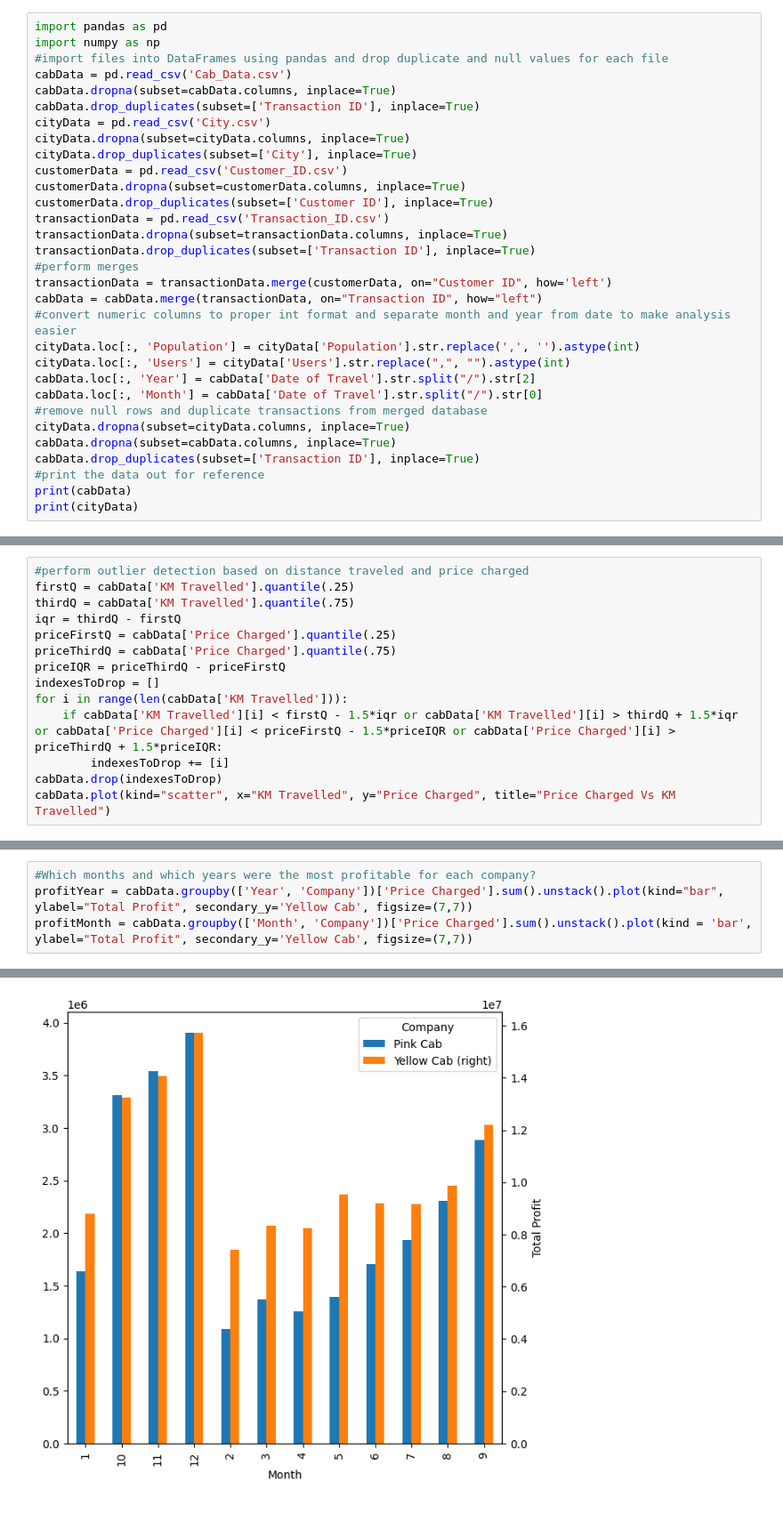
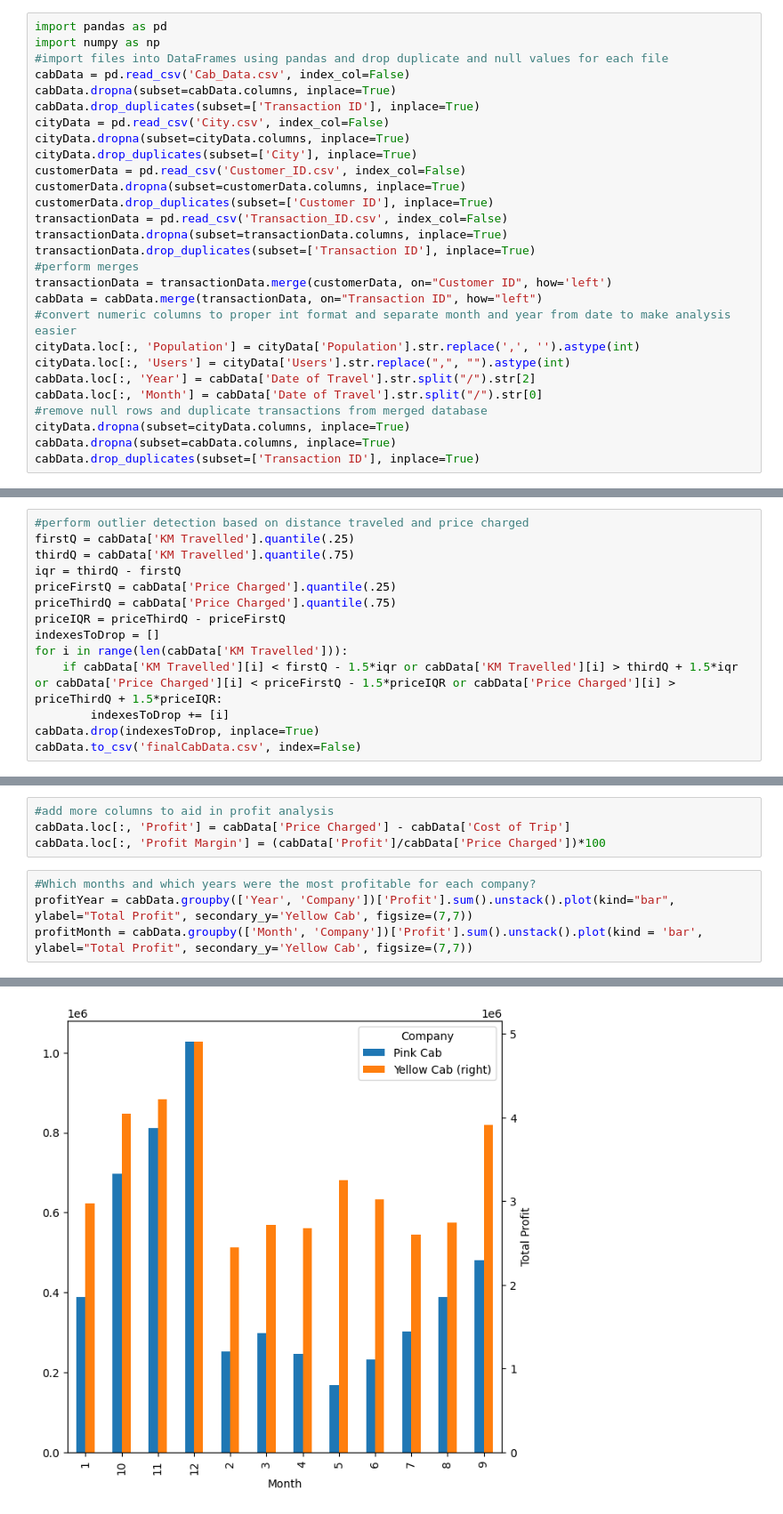
Before and after one commit to AryaSriva/DataSets, a Jupyter notebook: EDA.ipynb, the cells around one changed output, grey strips where cells are left out. Shown: that part at 89% size. Saved outputs shown, nothing was run; the diff lists cells and outputs as text.

Commit message:
added final merged data csv file

```diff
--- a/EDA.ipynb
+++ b/EDA.ipynb
@@ -2,16 +2,16 @@
 import pandas as pd
 import numpy as np
 #import files into DataFrames using pandas and drop duplicate and null values for each file
-cabData = pd.read_csv('Cab_Data.csv')
+cabData = pd.read_csv('Cab_Data.csv', index_col=False)
 cabData.dropna(subset=cabData.columns, inplace=True)
 cabData.drop_duplicates(subset=['Transaction ID'], inplace=True)
-cityData = pd.read_csv('City.csv')
+cityData = pd.read_csv('City.csv', index_col=False)
 cityData.dropna(subset=cityData.columns, inplace=True)
 cityData.drop_duplicates(subset=['City'], inplace=True)
-customerData = pd.read_csv('Customer_ID.csv')
+customerData = pd.read_csv('Customer_ID.csv', index_col=False)
 customerData.dropna(subset=customerData.columns, inplace=True)
 customerData.drop_duplicates(subset=['Customer ID'], inplace=True)
-transactionData = pd.read_csv('Transaction_ID.csv')
+transactionData = pd.read_csv('Transaction_ID.csv', index_col=False)
 transactionData.dropna(subset=transactionData.columns, inplace=True)
 transactionData.drop_duplicates(subset=['Transaction ID'], inplace=True)
 #perform merges
@@ -26,6 +26,3 @@ cabData.loc[:, 'Month'] = cabData['Date of Travel'].str.split("/").str[0]
 cityData.dropna(subset=cityData.columns, inplace=True)
 cabData.dropna(subset=cabData.columns, inplace=True)
 cabData.drop_duplicates(subset=['Transaction ID'], inplace=True)
-#print the data out for reference
-print(cabData)
-print(cityData)
@@ -65,5 +44,5 @@ indexesToDrop = []
 for i in range(len(cabData['KM Travelled'])):
     if cabData['KM Travelled'][i] < firstQ - 1.5*iqr or cabData['KM Travelled'][i] > thirdQ + 1.5*iqr or cabData['Price Charged'][i] < priceFirstQ - 1.5*priceIQR or cabData['Price Charged'][i] > priceThirdQ + 1.5*priceIQR:
         indexesToDrop += [i]
-cabData.drop(indexesToDrop)
-cabData.plot(kind="scatter", x="KM Travelled", y="Price Charged", title="Price Charged Vs KM Travelled")
+cabData.drop(indexesToDrop, inplace=True)
+cabData.to_csv('finalCabData.csv', index=False)
@@ -73,5 +49,9 @@ cabData.plot(kind="scatter", x="KM Travelled", y="Price Charged", title="Price C
+# %%
+#add more columns to aid in profit analysis
+cabData.loc[:, 'Profit'] = cabData['Price Charged'] - cabData['Cost of Trip']
+cabData.loc[:, 'Profit Margin'] = (cabData['Profit']/cabData['Price Charged'])*100
 # %%
 #Which months and which years were the most profitable for each company?
-profitYear = cabData.groupby(['Year', 'Company'])['Price Charged'].sum().unstack().plot(kind="bar", ylabel="Total Profit", secondary_y='Yellow Cab', figsize=(7,7))
-profitMonth = cabData.groupby(['Month', 'Company'])['Price Charged'].sum().unstack().plot(kind = 'bar', ylabel="Total Profit", secondary_y='Yellow Cab', figsize=(7,7))
+profitYear = cabData.groupby(['Year', 'Company'])['Profit'].sum().unstack().plot(kind="bar", ylabel="Total Profit", secondary_y='Yellow Cab', figsize=(7,7))
+profitMonth = cabData.groupby(['Month', 'Company'])['Profit'].sum().unstack().plot(kind = 'bar', ylabel="Total Profit", secondary_y='Yellow Cab', figsize=(7,7))
 # %% [output]
@@ -79 +59 @@ profitMonth = cabData.groupby(['Month', 'Company'])['Price Charged'].sum().unsta
-[figure, old version]
+[figure, new version]
```
Also changed, not shown: parts of 6 cells of this notebook, 1 other file.
